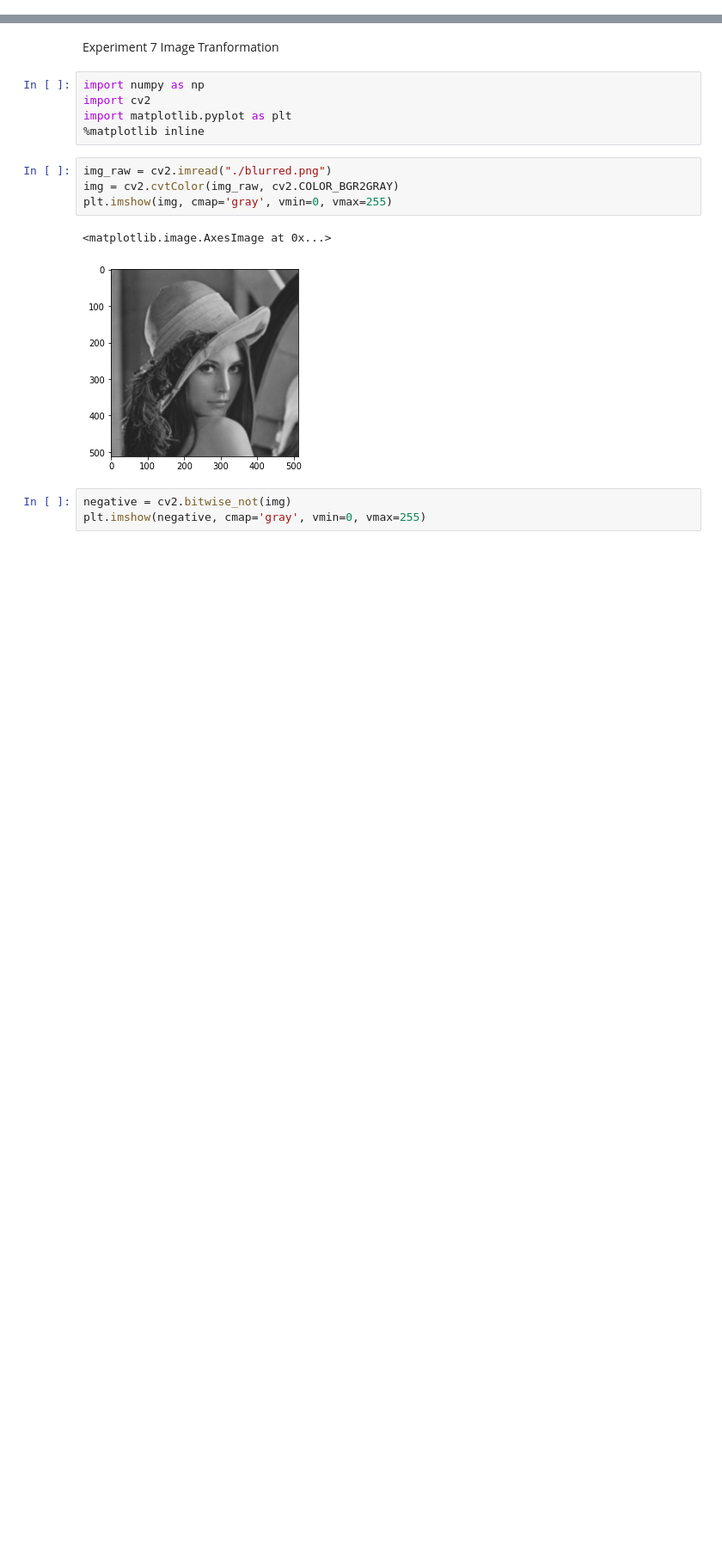
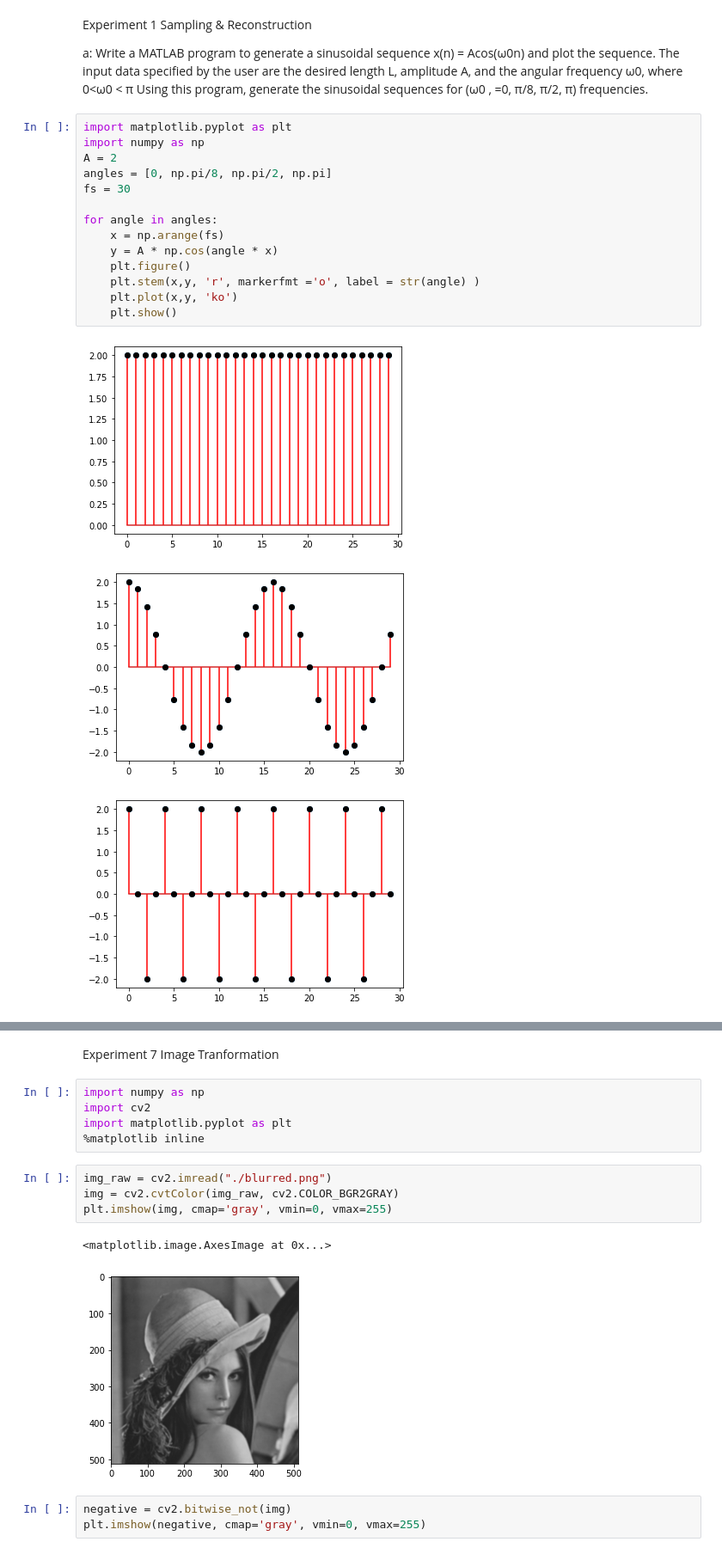
Before and after one commit to ejson03/Sem-7-pracs, a Jupyter notebook: dsip/dsip.ipynb, the cells around one changed output, grey strips where cells are left out. Shown: that part at 86% size. Drawn from its saved outputs; the diff is of its cells as text; blank space fills up the shorter version.

```diff
--- a/dsip/Untitled.ipynb
+++ b/dsip/dsip.ipynb
@@ -0,0 +1,22 @@
+# %% [markdown]
+Experiment 1 Sampling & Reconstruction
+
+a: Write a MATLAB program to generate a sinusoidal sequence x(n) = Acos(ω0n) and plot the sequence. The input data specified by the user are the desired length L, amplitude A, and the angular frequency ω0, where 0<ω0 < π Using this program, generate the sinusoidal sequences for  (ω0 , =0, π/8, π/2, π) frequencies.
+# %%
+import matplotlib.pyplot as plt
+import numpy as np
+A = 2
+angles = [0, np.pi/8, np.pi/2, np.pi]
+fs = 30
+
+for angle in angles:
+    x = np.arange(fs)
+    y = A * np.cos(angle * x)
+    plt.figure()
+    plt.stem(x,y, 'r', markerfmt ='o', label = str(angle) )
+    plt.plot(x,y, 'ko')
+    plt.show()
+# %% [output]
+[figure, added]
+[figure, added]
+[figure, added]
```
Also changed, not shown: parts of 13 cells of this notebook.
